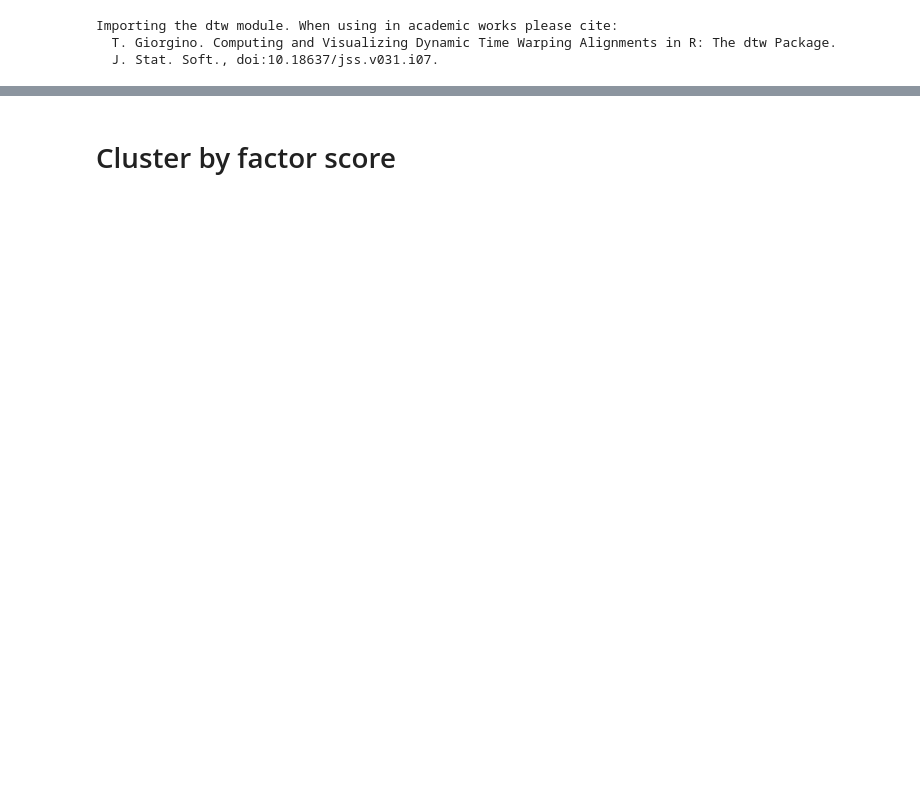
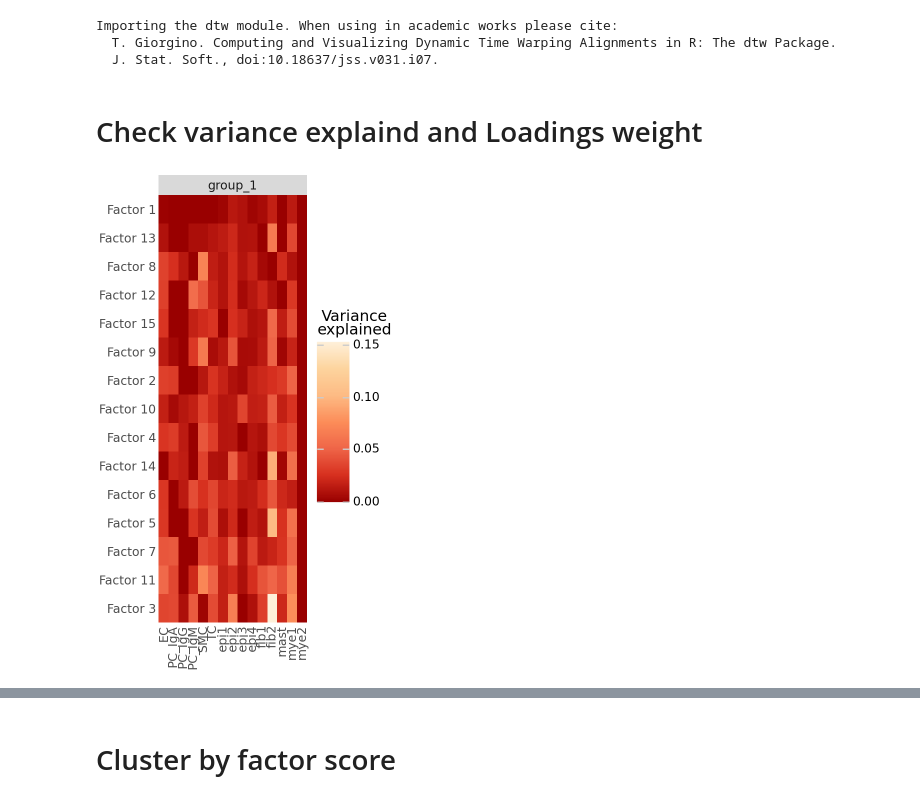
Before and after one commit to AtheerAS/liana-py, a Jupyter notebook: docs/source/unfinished_temp_notebooks/inflow_score/Compare_inflow_score_across_annotation_levels_MOFA_results.ipynb, the cells around one changed output, grey strips where cells are left out. Saved outputs shown, nothing was run; the diff lists cells and outputs as text; code cells hidden in the pictures; blank space fills up the shorter version.

```diff
--- a/docs/source/unfinished_temp_notebooks/inflow_score/Compare_inflow_score_across_annotation_levels_MOFA_results.ipynb
+++ b/docs/source/unfinished_temp_notebooks/inflow_score/Compare_inflow_score_across_annotation_levels_MOFA_results.ipynb
@@ -29,7 +29 @@ model_jst = mfl.MOFAFLEX.load(models_path / "model_jst")
-# %%
-model_lv1 = mfl.MOFAFLEX.load(models_path / "model_level1")
-# %%
-model_lv2 = mfl.MOFAFLEX.load(models_path / "model_level2")
-# %%
-model_ist = mfl.MOFAFLEX.load(models_path / "model_ist")
 # %%
@@ -44,3 +38,5 @@ lv2 = lrdata.obs["lv2"]
 ist = lrdata.obs["ist"]
 # %%
 typ = lrdata.obs["typ"]
+# %% [markdown]
+# Check variance explaind and Loadings weight
@@ -46,0 +46,4 @@ typ = lrdata.obs["typ"]
+# %%
+mfl.pl.variance_explained(model)
+# %% [output]
+[figure, added]
```
Also changed, not shown: parts of 31 cells of this notebook, 3 other files.
